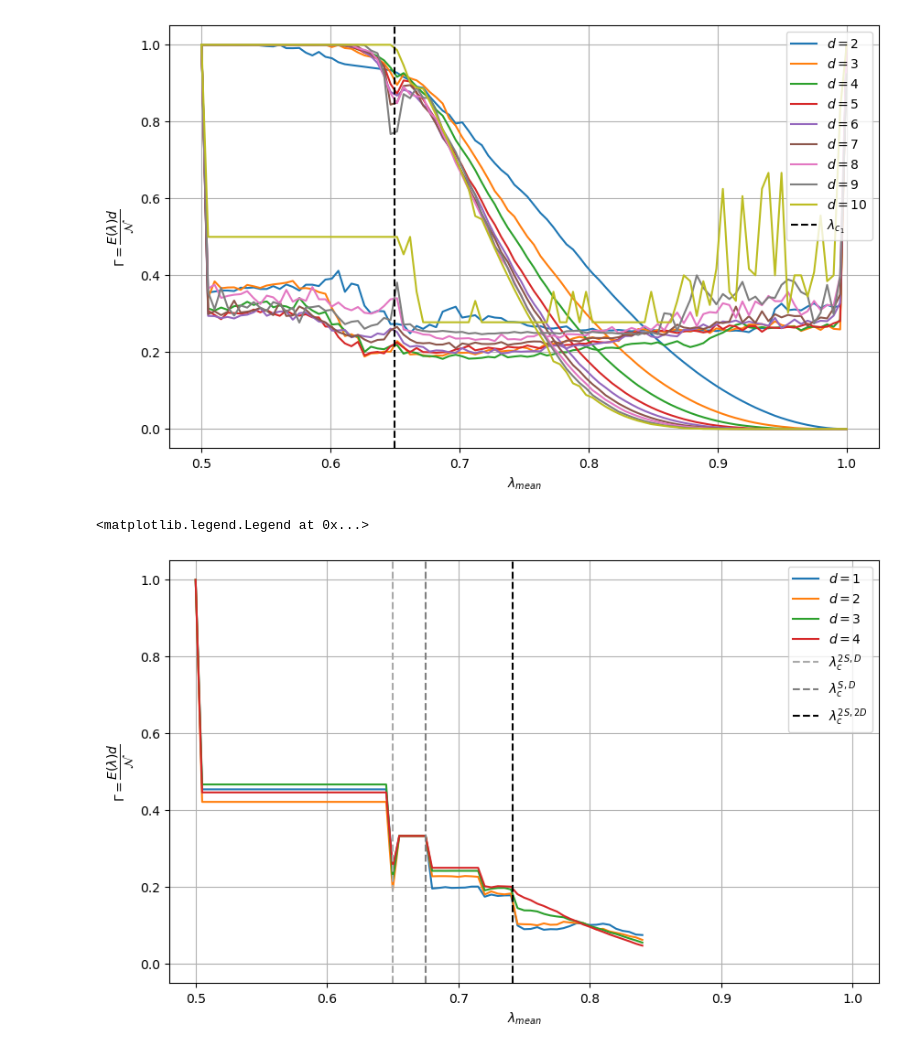
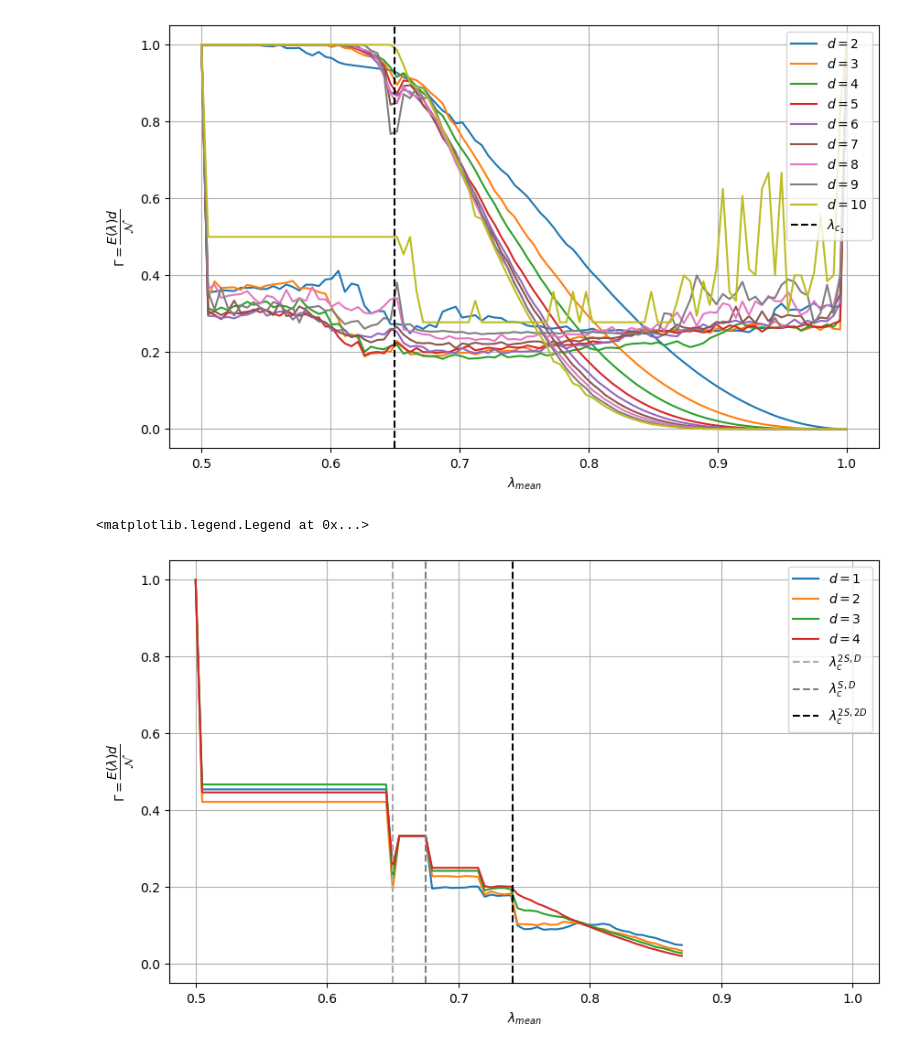
Before and after one commit to andreadegirolamo99/QNets, a Jupyter notebook: plots.ipynb, the cells around one changed output. Saved outputs shown, nothing was run; the diff lists cells and outputs as text; code cells hidden in the pictures.

```diff
--- a/plots.ipynb
+++ b/plots.ipynb
@@ -179,7 +179,7 @@ Ns = {}
 Ls = []
 
 n = 6
-range = 69
+range = 75
 for (i, lambda_) in enumerate(lambdas[:range]):
     ents[lambda_] = []
     Ns[lambda_] = []
@@ -194,34 +194,34 @@ for (i, lambda_) in enumerate(lambdas[:range]):
 
             ents[lambda_].append(ent)
             Ns[lambda_].append(N)
 
 # ax.plot(lambdas[:range], [np.mean([ents[lambda_][d-1]*d/Ns[lambda_][d-1] for d in Ls[1:]]) for lambda_ in lambdas[:range]], label="mean")
 # ax.plot(lambdas[:range], np.concatenate((np.array([ents[lambdas[0]][Ls[0]-1]]), np.array([(ents[lambda_][Ls[0]-1])*(Ls[0]/Ns[lambda_][Ls[0]-1]) for lambda_ in lambdas[1:range]])), axis=None), label='$d = {}$'.format(Ls[0]))#, color='#1f77b4')
 
 for d in Ls:
     ax.plot(lambdas[:range], np.array([((ents[lambda_][d-1])*((d+1)/(Ns[lambda_][d-1]+1))) for lambda_ in lambdas[:range]]), label='$d = {}$'.format(d))#, color='#1f77b4')
     # ax.plot(lambdas[:range], np.array([d/Ns[lambda_][d-1] for lambda_ in lambdas[:range]]), label='$d = {}$'.format(d))#, color='#1f77b4')
 
 # ax2.plot(lambdas, np.concatenate([np.array([np.mean([d/Ns[lambda_][d-1] for d in Ls[1:]]) for lambda_ in lambdas[:30]]), np.array([np.mean([ents[lambda_][d-1]*d/Ns[lambda_][d-1] for d in Ls[1:]]) for lambda_ in lambdas[30:]])]), label="mean")
 # for d in Ls[1:]:
 #     ax2.plot(lambdas[:range], np.concatenate([np.array([d/Ns[lambda_][d-1] for lambda_ in lambdas[:30]]), np.array([ents[lambda_][d-1]*d/Ns[lambda_][d-1] for lambda_ in lambdas[30:range]])]), label='$d = {}$'.format(d))#, color='#1f77b4')
 
 
 ax.set_xlabel(r'$\lambda_{mean}$')
 ax.set_ylabel('$\\Gamma = \dfrac{E(\\lambda)d}{\mathcal{N}}$')
 # ax.set_yscale('log')
 ax.set_xlim([0.48,1.02])
 ax.set_ylim([-0.05,1.05])
 ax.grid(True)
 lambda_c = 0.5 * (1 + np.sqrt(1 - np.sqrt(2 * (np.sqrt(2) - 1))))
 ax.axvline(lambda_c, linestyle="dashed", color="DarkGrey", label=r"$\lambda_{c}^{2S,D}$")
 ax.axvline(0.6754005658469, linestyle="dashed", color="grey", label=r'$\lambda_{c}^{S,D}$')
 ax.axvline(0.7415981879044, linestyle="dashed", color="black", label=r'$\lambda_{c}^{2S, 2D}$')
 ax.legend()
 #ax.set_yticks([0.0, 0.1, 0.2, 0.3, 0.4, 0.5, 0.6, 0.7, 0.8, 0.9, 1.0])
 # %% [output]
 <matplotlib.legend.Legend at 0x...>
-[figure, old version]
+[figure, new version]
 # %%
 # Function to check if the product of lambda_i's for a subset is greater than 1/2
 def check_subset_product(subset, lambda_values):
```
Also changed, not shown: parts of 1 cell of this notebook, 2 other files.
